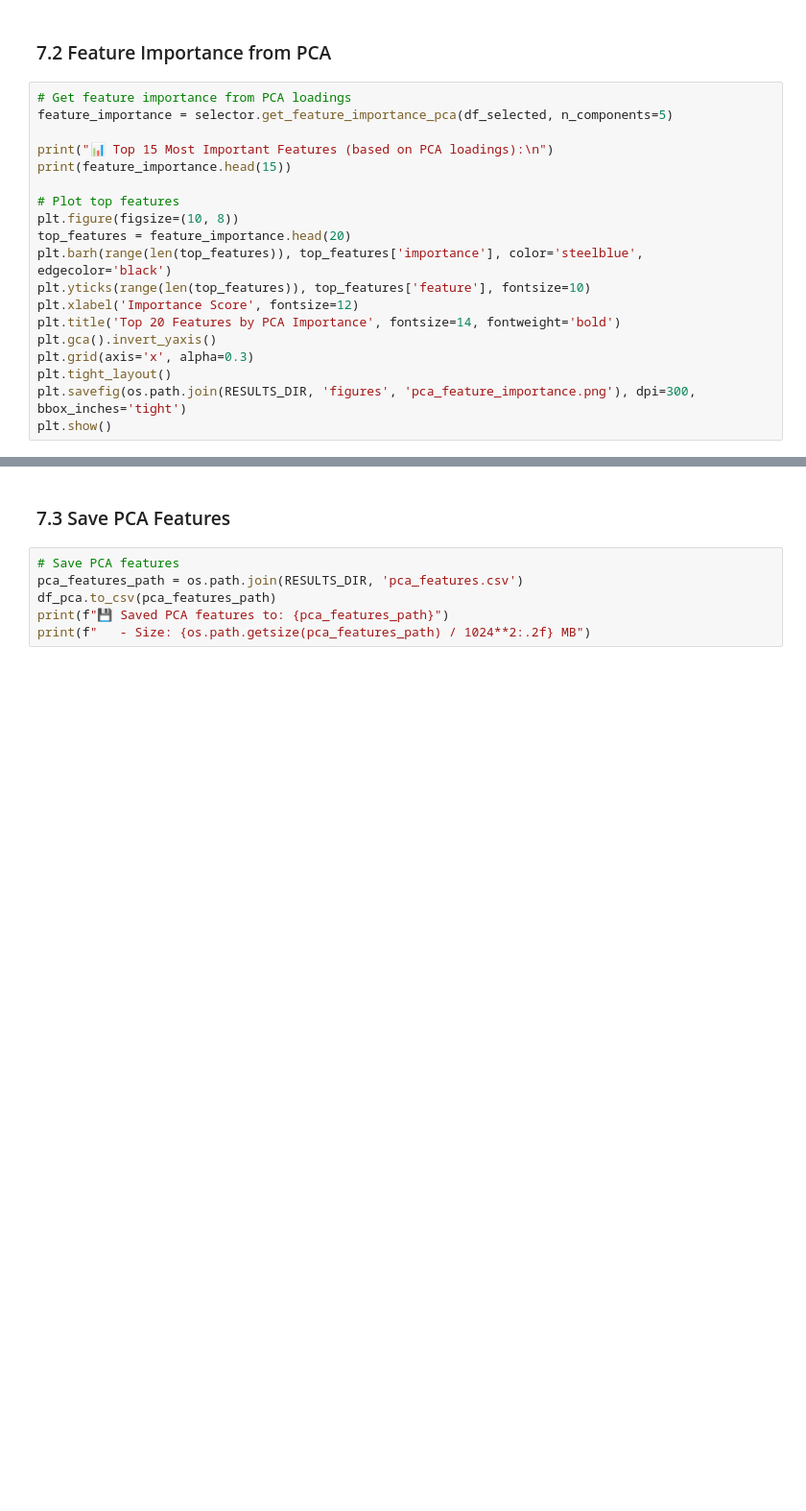
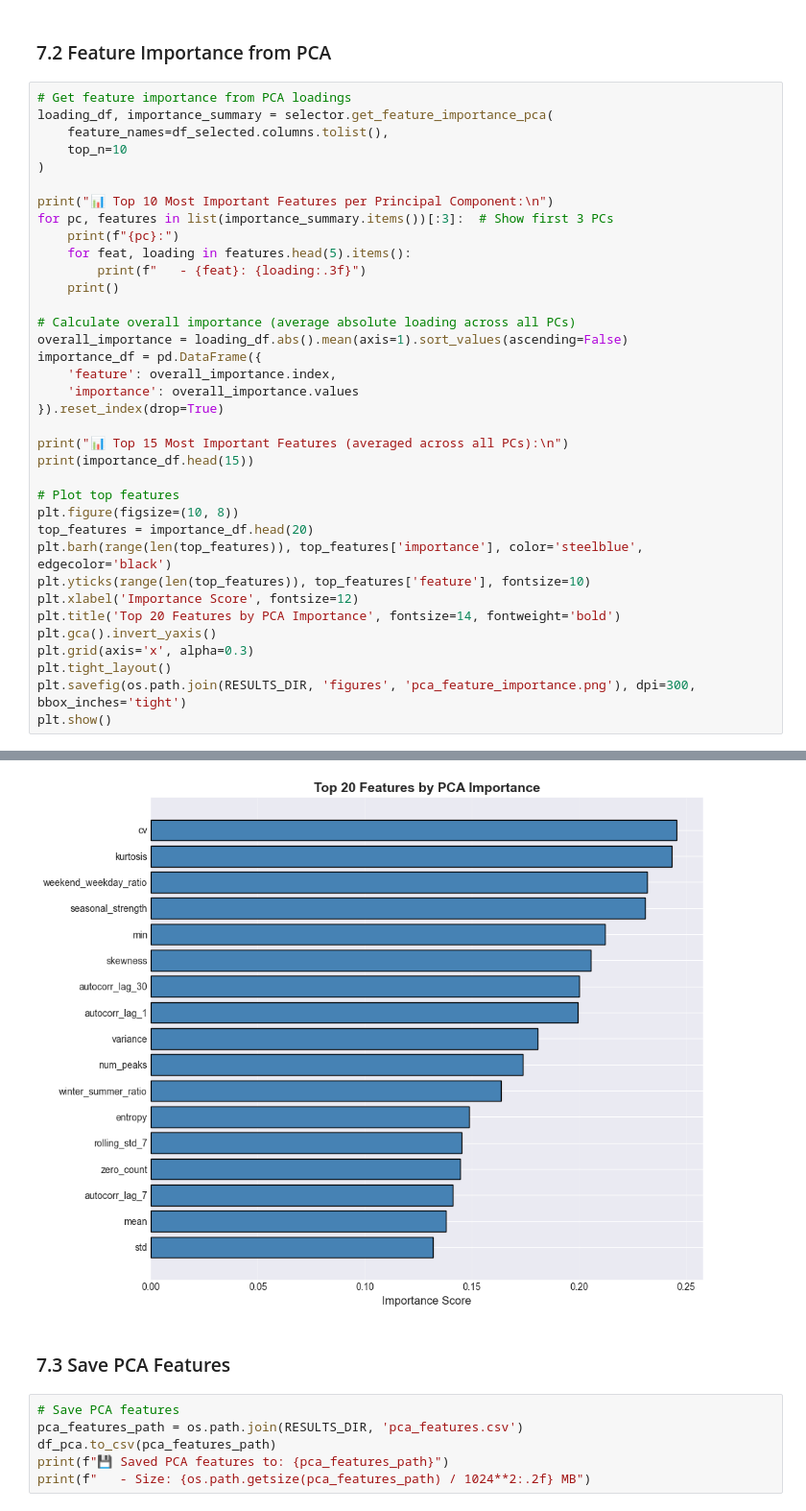
Before and after one commit to hemalii3/rdkd, a Jupyter notebook: notebooks/02_Preprocessing_Features.ipynb, the cells around one changed output, grey strips where cells are left out. Shown at 96% size. Drawn from its saved outputs; the diff is of its cells as text; blank space fills up the shorter version.

```diff
--- a/notebooks/02_Preprocessing_Features.ipynb
+++ b/notebooks/02_Preprocessing_Features.ipynb
@@ -431,14 +614,31 @@ plt.show()
 ### 7.2 Feature Importance from PCA
 # %%
 # Get feature importance from PCA loadings
-feature_importance = selector.get_feature_importance_pca(df_selected, n_components=5)
+loading_df, importance_summary = selector.get_feature_importance_pca(
+    feature_names=df_selected.columns.tolist(),
+    top_n=10
+)
 
-print("📊 Top 15 Most Important Features (based on PCA loadings):\n")
-print(feature_importance.head(15))
+print("📊 Top 10 Most Important Features per Principal Component:\n")
+for pc, features in list(importance_summary.items())[:3]:  # Show first 3 PCs
+    print(f"{pc}:")
+    for feat, loading in features.head(5).items():
+        print(f"   - {feat}: {loading:.3f}")
+    print()
+
+# Calculate overall importance (average absolute loading across all PCs)
+overall_importance = loading_df.abs().mean(axis=1).sort_values(ascending=False)
+importance_df = pd.DataFrame({
+    'feature': overall_importance.index,
+    'importance': overall_importance.values
+}).reset_index(drop=True)
+
+print("📊 Top 15 Most Important Features (averaged across all PCs):\n")
+print(importance_df.head(15))
 
 # Plot top features
 plt.figure(figsize=(10, 8))
-top_features = feature_importance.head(20)
+top_features = importance_df.head(20)
 plt.barh(range(len(top_features)), top_features['importance'], color='steelblue', edgecolor='black')
 plt.yticks(range(len(top_features)), top_features['feature'], fontsize=10)
 plt.xlabel('Importance Score', fontsize=12)
@@ -448,3 +648,4 @@ plt.grid(axis='x', alpha=0.3)
 plt.tight_layout()
 plt.savefig(os.path.join(RESULTS_DIR, 'figures', 'pca_feature_importance.png'), dpi=300, bbox_inches='tight')
 plt.show()
+# %% [output]
@@ -451,3 +670,4 @@ plt.show()
+[figure, added]
 # %% [markdown]
 ### 7.3 Save PCA Features
 # %%
```
Also changed, not shown: parts of 18 cells of this notebook, 10 other files.
